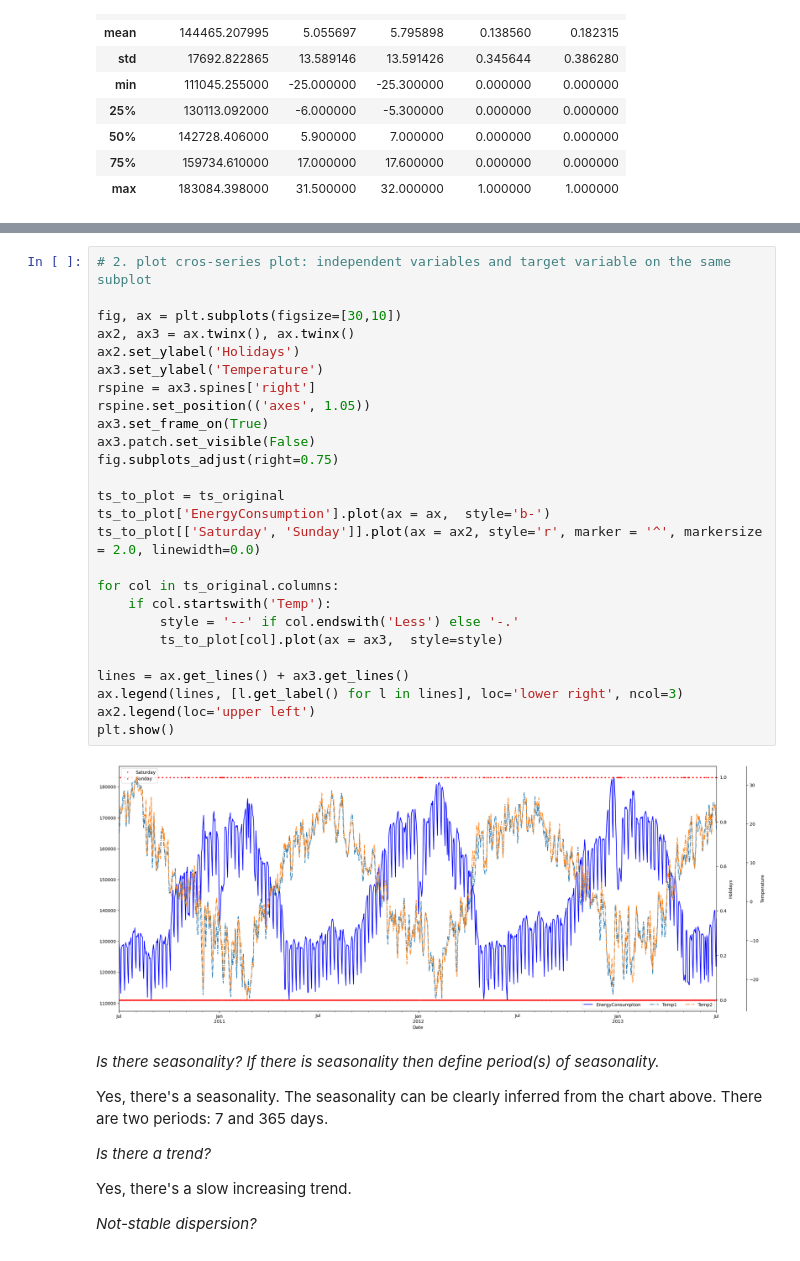
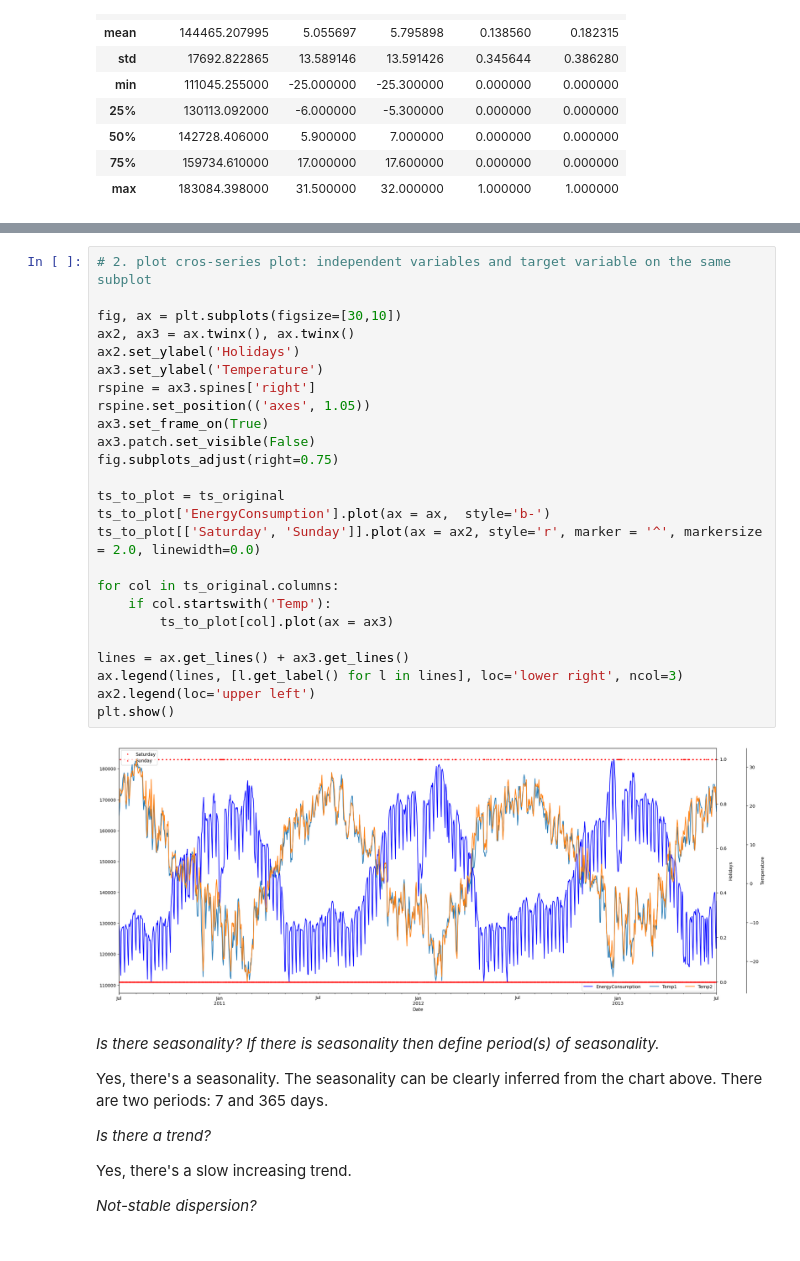
Before and after one commit to olegoid/ATSF, a Jupyter notebook: HW2.ipynb, the cells around one changed output, grey strips where cells are left out. Drawn from its saved outputs; the diff is of its cells as text.

```diff
--- a/HW2.ipynb
+++ b/HW2.ipynb
@@ -110,31 +110,30 @@ ts.plot(figsize=(15,5))
 # %%
 # 2. plot cros-series plot: independent variables and target variable on the same subplot
 
 fig, ax = plt.subplots(figsize=[30,10])
 ax2, ax3 = ax.twinx(), ax.twinx()
 ax2.set_ylabel('Holidays')
 ax3.set_ylabel('Temperature')
 rspine = ax3.spines['right']
 rspine.set_position(('axes', 1.05))
 ax3.set_frame_on(True)
 ax3.patch.set_visible(False)
 fig.subplots_adjust(right=0.75)
 
 ts_to_plot = ts_original
 ts_to_plot['EnergyConsumption'].plot(ax = ax,  style='b-')
 ts_to_plot[['Saturday', 'Sunday']].plot(ax = ax2, style='r', marker = '^', markersize = 2.0, linewidth=0.0)
 
 for col in ts_original.columns:
     if col.startswith('Temp'):
-        style = '--' if col.endswith('Less') else '-.'
-        ts_to_plot[col].plot(ax = ax3,  style=style)
+        ts_to_plot[col].plot(ax = ax3)
 
 lines = ax.get_lines() + ax3.get_lines()
 ax.legend(lines, [l.get_label() for l in lines], loc='lower right', ncol=3)
 ax2.legend(loc='upper left')
 plt.show()
 # %% [output]
-[figure, old version]
+[figure, new version]
 # %% [markdown]
 *Is there seasonality? If there is seasonality then define period(s) of seasonality.*
 
```
Also changed, not shown: parts of 20 cells of this notebook.
